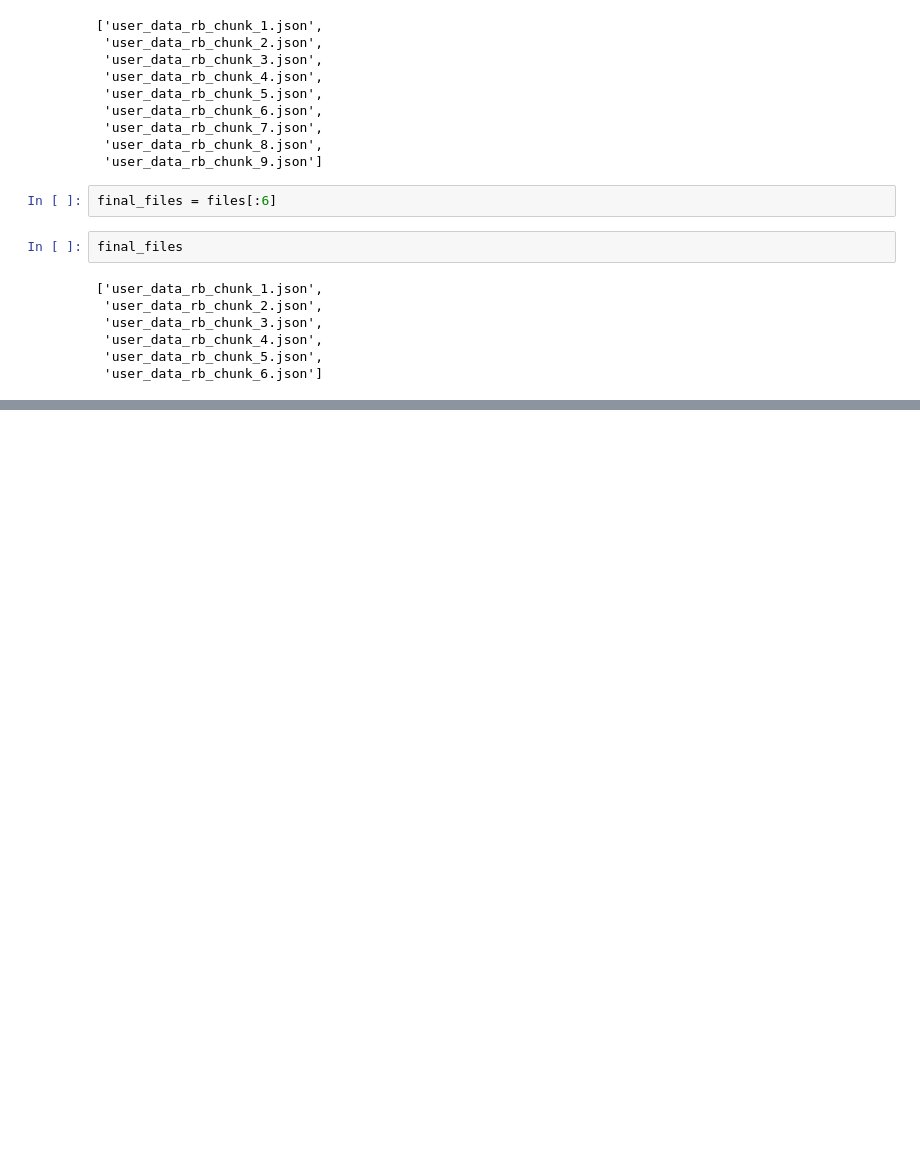
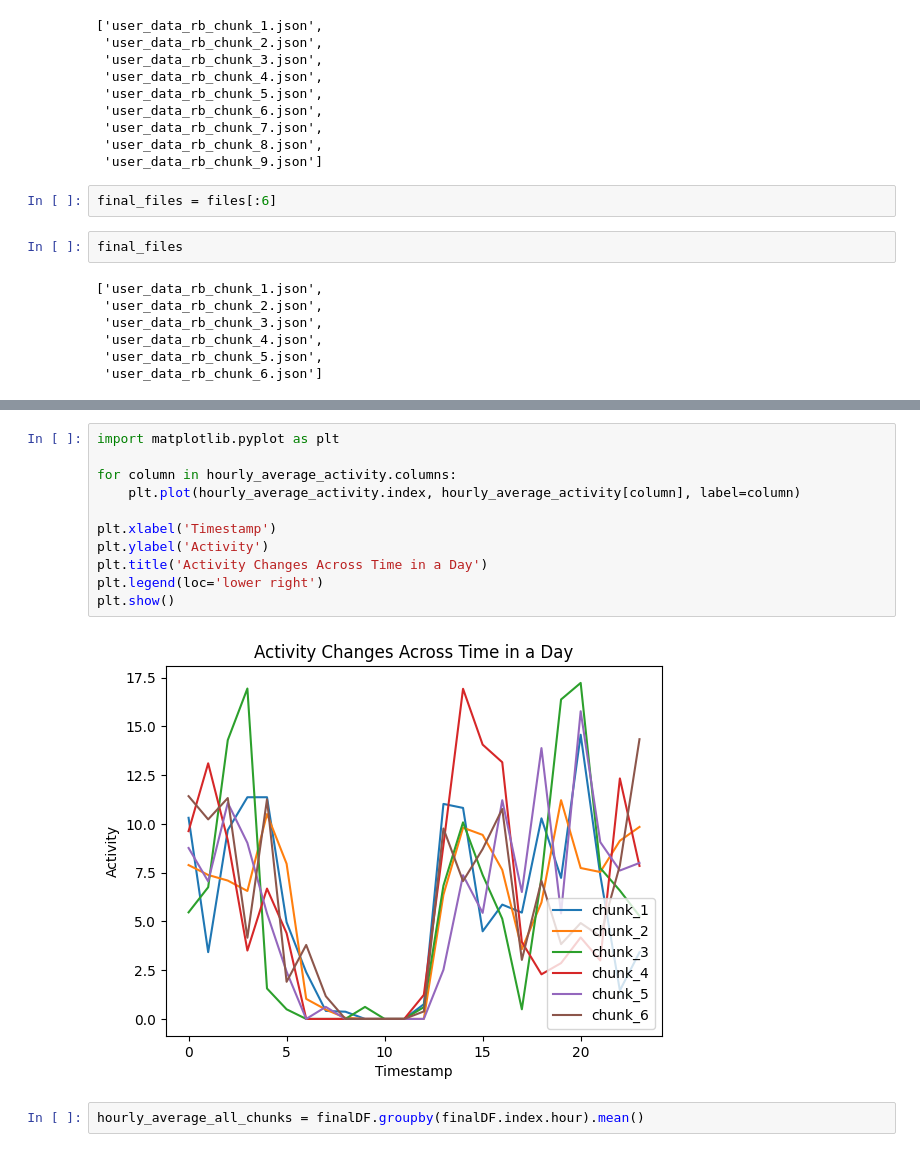
Before and after one commit to carolinejjung/tiktok-news-exposure, a Jupyter notebook: 2-collect-metadata-pyktok/timestamp_folder/time_stamp.ipynb, the cells around one changed output, grey strips where cells are left out. Drawn from its saved outputs; the diff is of its cells as text; blank space fills up the shorter version.

```diff
--- a/2-collect-metadata-pyktok/timestamp_folder/time_stamp.ipynb
+++ b/2-collect-metadata-pyktok/timestamp_folder/time_stamp.ipynb
@@ -81,0 +411,15 @@ for filename in files:
+# %%
+import matplotlib.pyplot as plt
+
+for column in hourly_average_activity.columns:
+    plt.plot(hourly_average_activity.index, hourly_average_activity[column], label=column)
+
+plt.xlabel('Timestamp')
+plt.ylabel('Activity')
+plt.title('Activity Changes Across Time in a Day')
+plt.legend(loc='lower right')
+plt.show()
+# %% [output]
+[figure, added]
+# %%
+hourly_average_all_chunks = finalDF.groupby(finalDF.index.hour).mean()
```
Also changed, not shown: parts of 31 cells of this notebook, 2 other files.
